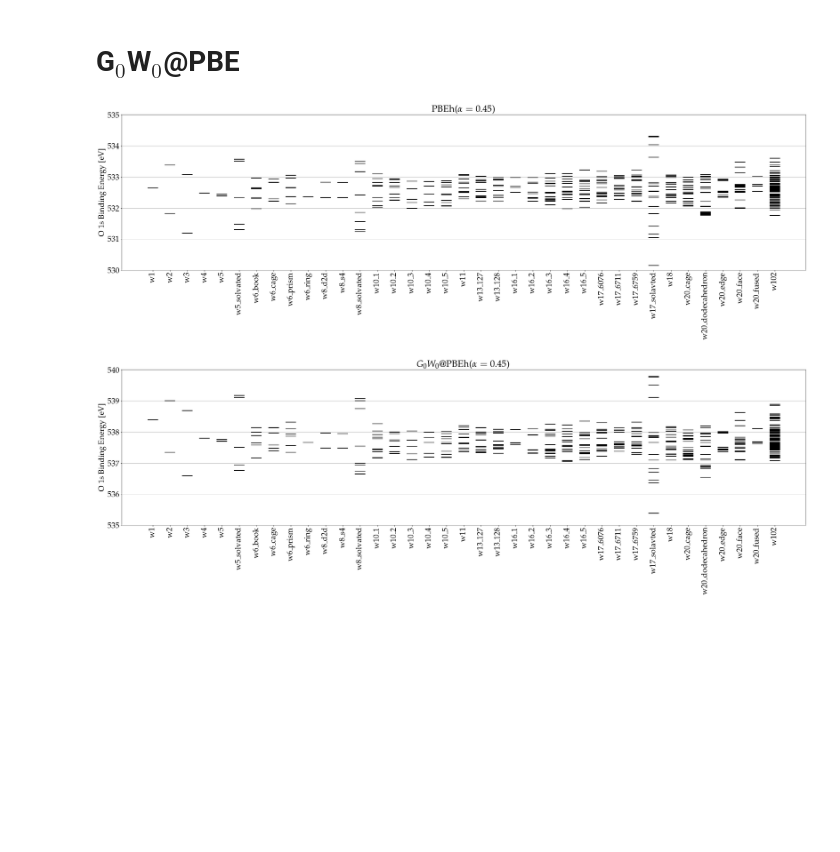
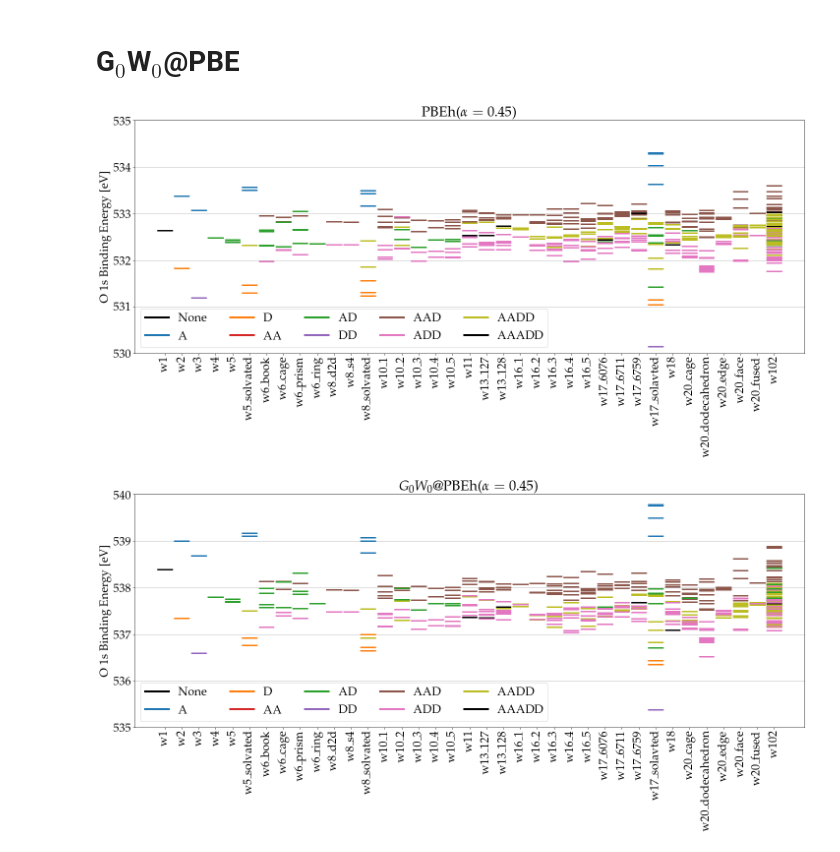
Before and after one commit to spec-org/water, a Jupyter notebook: results/g0w0.ipynb, the cells around one changed output. Drawn from its saved outputs; the diff is of its cells as text; code cells hidden in the pictures; blank space fills up the shorter version.

Commit message:
Labels to JSON; plot color-coded

```diff
--- a/results/g0w0.ipynb
+++ b/results/g0w0.ipynb
@@ -3,6 +3,7 @@
 # %%
 import matplotlib.pyplot as plt
 import pandas as pd
+from matplotlib.lines import Line2D
 
 # Use of LaTeX is optional
 usetex = True
@@ -10,10 +11,26 @@ usetex = True
 # Read JSON file into a Pandas DataFrame
 g0w0_df = pd.read_json("df_g0w0.json", orient="split")
 
+# Colors dictionary
+colors_dict = {
+    'None'  : 'black',
+    'A'     : "tab:blue",
+    'D'     : "tab:orange",
+    'AA'    : "tab:red",
+    'AD'    : "tab:green",
+    'DD'    : "tab:purple",
+    'AAD'   : "tab:brown",
+    "ADD"   : "tab:pink",
+    "AADD"  : "tab:olive",
+    "AAADD" : "black",
+}
+
+
 # Extract data into appropriate Lists
 x = [ i+1 for i in range(len(g0w0_df["energies_pbeh"])) for j in g0w0_df["energies_pbeh"][i]]
 pbeh = [item for sublist in g0w0_df["energies_pbeh"].values for item in sublist]
 g0w0 = [item for sublist in g0w0_df["energies_g0w0"].values for item in sublist]
+colors = [colors_dict[item] for sublist in g0w0_df["labels"].values for item in sublist]
 labels = g0w0_df["shortname"]
 
 # Escape underscores in labels if usetex = True
@@ -21,34 +38,51 @@ if usetex: labels = [item.translate(str.maketrans({"_": r"\_"})) for item in lab
 # %%
 # Plots
 
 plt.rcParams.update({
     "text.usetex": usetex,
     "font.family": "serif",
     "font.serif": ["Palatino"],
     'font.size': 24
 })
 
+# Legends
+lines = [Line2D([0], [0], color=colors_dict['None'], lw=4),
+         Line2D([0], [0], color=colors_dict['A'], lw=4),
+         Line2D([0], [0], color=colors_dict['D'], lw=4),
+         Line2D([0], [0], color=colors_dict['AA'], lw=4),
+         Line2D([0], [0], color=colors_dict['AD'], lw=4),
+         Line2D([0], [0], color=colors_dict['DD'], lw=4),
+         Line2D([0], [0], color=colors_dict['AAD'], lw=4),
+         Line2D([0], [0], color=colors_dict['ADD'], lw=4),
+         Line2D([0], [0], color=colors_dict['AADD'], lw=4),
+         Line2D([0], [0], color=colors_dict['AAADD'], lw=4)
+        ]
+
+
 # GKS Eigenvalues
-fig, ax = plt.subplots(figsize=(30,10),constrained_layout=True)
-ax.scatter(x,pbeh,marker='_',s=1000,zorder=3,linewidth=2,color='black')
+fig, ax = plt.subplots(figsize=(20,10),constrained_layout=True)
+ax.scatter(x,pbeh,marker='_',s=1000,zorder=3,linewidth=3,color=colors)
 ax.set_xticks(range(1,len(g0w0_df)+1))
 ax.set_xticklabels(labels,rotation=90)
 ax.set_ylabel('O 1s Binding Energy [eV]')
 ax.set_title(r'PBEh($\alpha=0.45$)')
 ax.set_ylim(530,535)
 ax.grid(axis='y')
+ax.legend(lines, ['None','A',"D","AA","AD","DD","AAD","ADD","AADD","AAADD"],loc='lower left',ncol=5)
 plt.show()
 
 # G_0W_0 Energies
-fig, ax = plt.subplots(figsize=(30,10),constrained_layout=True)
-ax.scatter(x,g0w0,marker='_',s=1000,zorder=3,linewidth=2,color='black')
+fig, ax = plt.subplots(figsize=(20,10),constrained_layout=True)
+ax.scatter(x,g0w0,marker='_',s=1000,zorder=3,linewidth=3,color=colors)
 ax.set_xticks(range(1,len(g0w0_df)+1))
 ax.set_xticklabels(labels,rotation=90)
 ax.set_ylabel('O 1s Binding Energy [eV]')
 ax.set_title(r'$G_0W_0$@PBEh($\alpha=0.45$)')
 ax.set_ylim(535,540)
 ax.grid(axis='y')
+ax.legend(lines, ['None','A',"D","AA","AD","DD","AAD","ADD","AADD","AAADD"],loc='lower left',ncol=5)
+#fig.savefig("g0w0_at_pbeh.pdf",bbox_inches="tight")
 plt.show()
 # %% [output]
-[figure, old version]
+[figure, new version]
-[figure, old version]
+[figure, new version]
```
Also changed, not shown: 2 other files.
